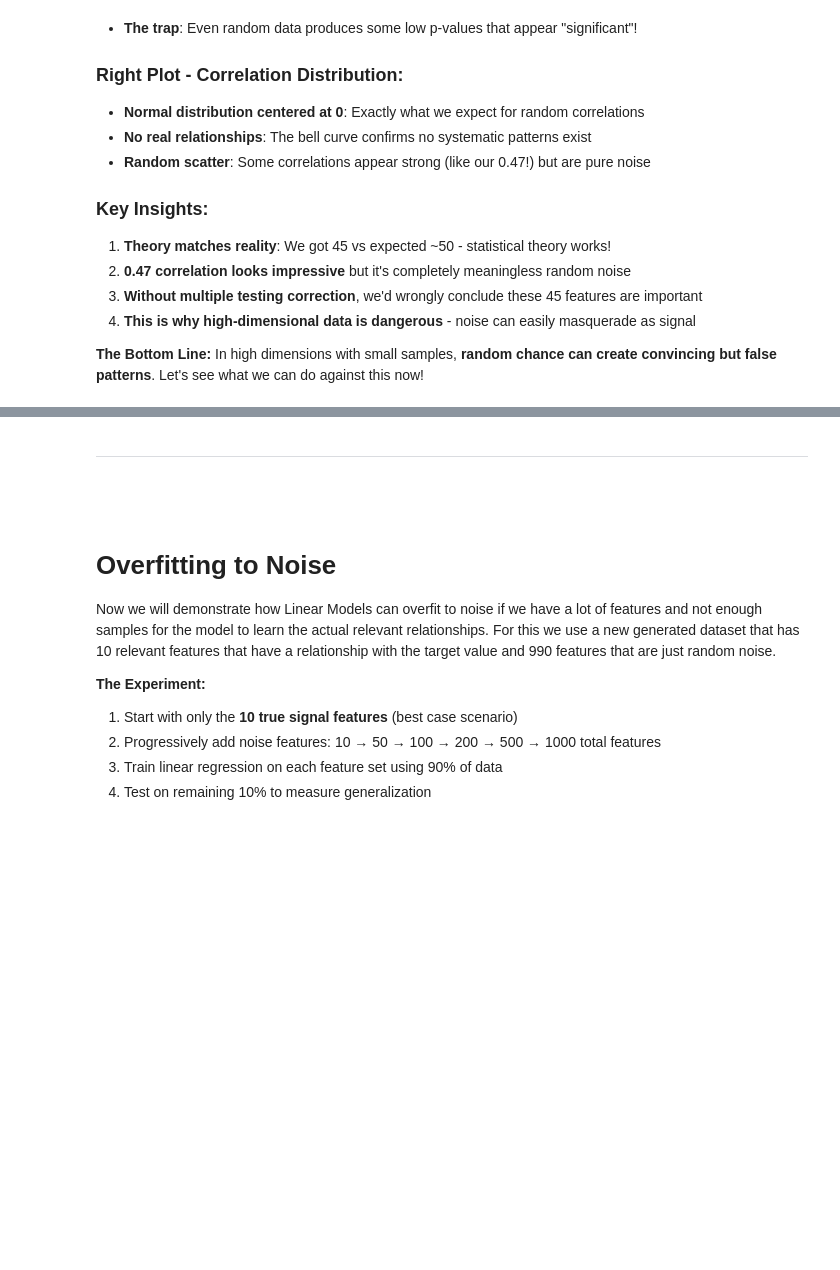
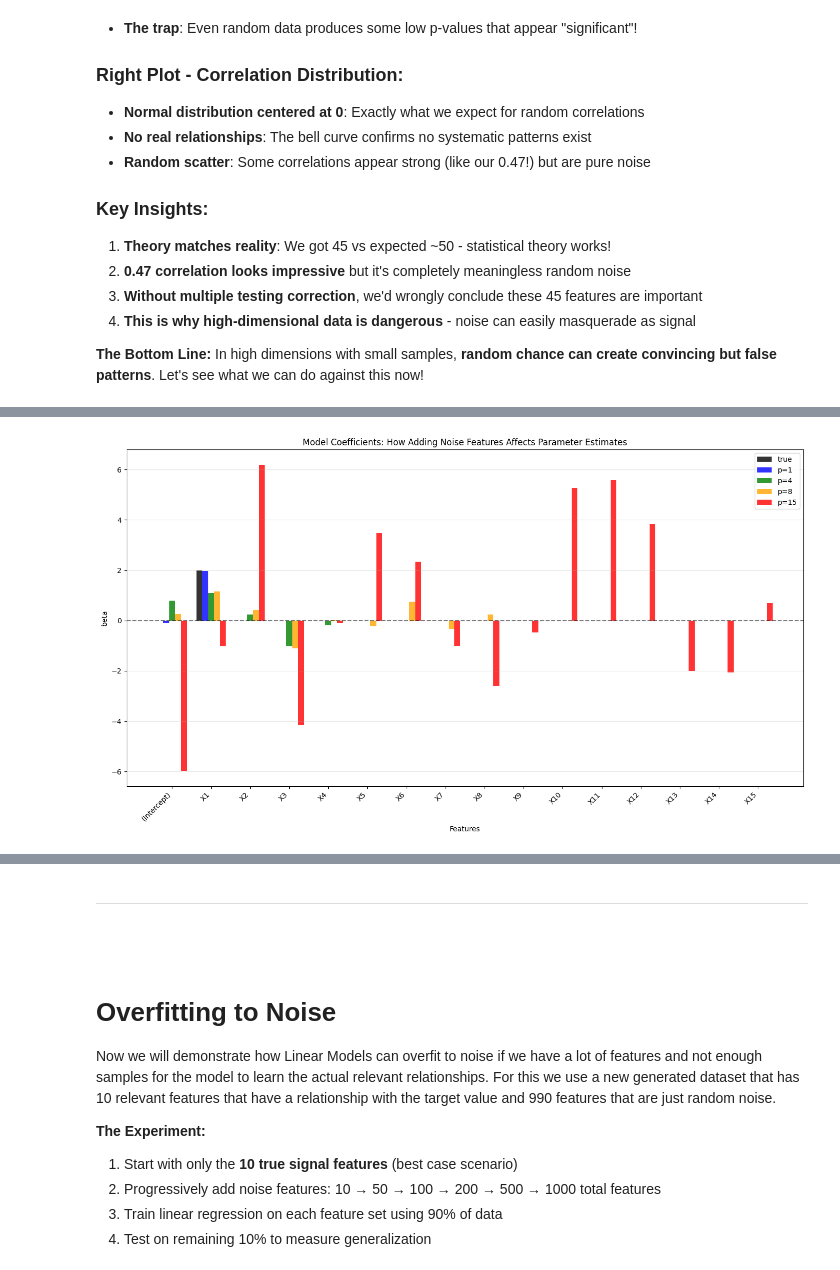
Before and after one commit to Jamoser123/PNR_Advanced_DataScience, a Jupyter notebook: 4_Feature_Selection_Regularization/HandsOn_Feature_Selection.ipynb, the cells around one changed output, grey strips where cells are left out. Cells and saved outputs as stored; diff of their text form; code cells hidden in the pictures; blank space fills up the shorter version.

```diff
--- a/4_Feature_Selection_Regularization/HandsOn_Feature_Selection.ipynb
+++ b/4_Feature_Selection_Regularization/HandsOn_Feature_Selection.ipynb
@@ -168,0 +364,64 @@ Strongest 'significant' correlation: 0.4680
+# %%
+# Fit models with different numbers of features and extract coefficients
+feature_counts = [1, 4, 8, 15]
+all_coefficients = {}
+
+# True coefficients (only X1 should be 2, all others should be 0)
+true_coeffs = np.zeros(15)
+true_coeffs[0] = 2
+
+for p in feature_counts:
+    # Use first p features
+    X_p = X[:, :p]
+
+    # Fit model
+    model_p = LinearRegression()
+    model_p.fit(X_p, y)
+
+    # Store coefficients (pad with zeros for missing features)
+    coeffs = np.zeros(15)
+    coeffs[:p] = model_p.coef_
+    all_coefficients[f'p={p}'] = coeffs
+
+# Create coefficient plot
+plt.figure(figsize=(14, 8))
+
+# Define colors for each model
+colors = ['black', 'blue', 'green', 'orange', 'red']
+model_names = ['true', 'p=1', 'p=4', 'p=8', 'p=15']
+
+# Position parameters for grouped bars
+x_positions = np.arange(16)  # 15 features + intercept
+bar_width = 0.15
+x_offset = np.arange(len(model_names)) * bar_width
+
+# Plot true coefficients (intercept = 0, X1 = 0.2, rest = 0)
+true_all = np.zeros(16)
+true_all[1] = 2  # X1 coefficient
+plt.bar(x_positions + x_offset[0], true_all, bar_width,
+        color=colors[0], label='true', alpha=0.8)
+
+# Plot model coefficients
+for i, p in enumerate(feature_counts):
+    model_coeffs = np.zeros(16)
+    model_coeffs[0] = LinearRegression().fit(X[:, :p], y).intercept_  # Intercept
+    model_coeffs[1:p+1] = LinearRegression().fit(X[:, :p], y).coef_  # Coefficients
+
+    plt.bar(x_positions + x_offset[i+1], model_coeffs, bar_width,
+            color=colors[i+1], label=f'p={p}', alpha=0.8)
+
+# Formatting
+plt.xlabel('Features')
+plt.ylabel('beta')
+plt.title('Model Coefficients: How Adding Noise Features Affects Parameter Estimates')
+plt.xticks(x_positions + bar_width * 2,
+          ['(Intercept)'] + [f'X{i}' for i in range(1, 16)],
+          rotation=45, ha='right')
+plt.legend()
+plt.grid(True, alpha=0.3, axis='y')
+plt.axhline(y=0, color='black', linestyle='--', alpha=0.5)
+
+plt.tight_layout()
+plt.show()
+# %% [output]
+[figure, added]
```
Also changed, not shown: parts of 12 cells of this notebook.
